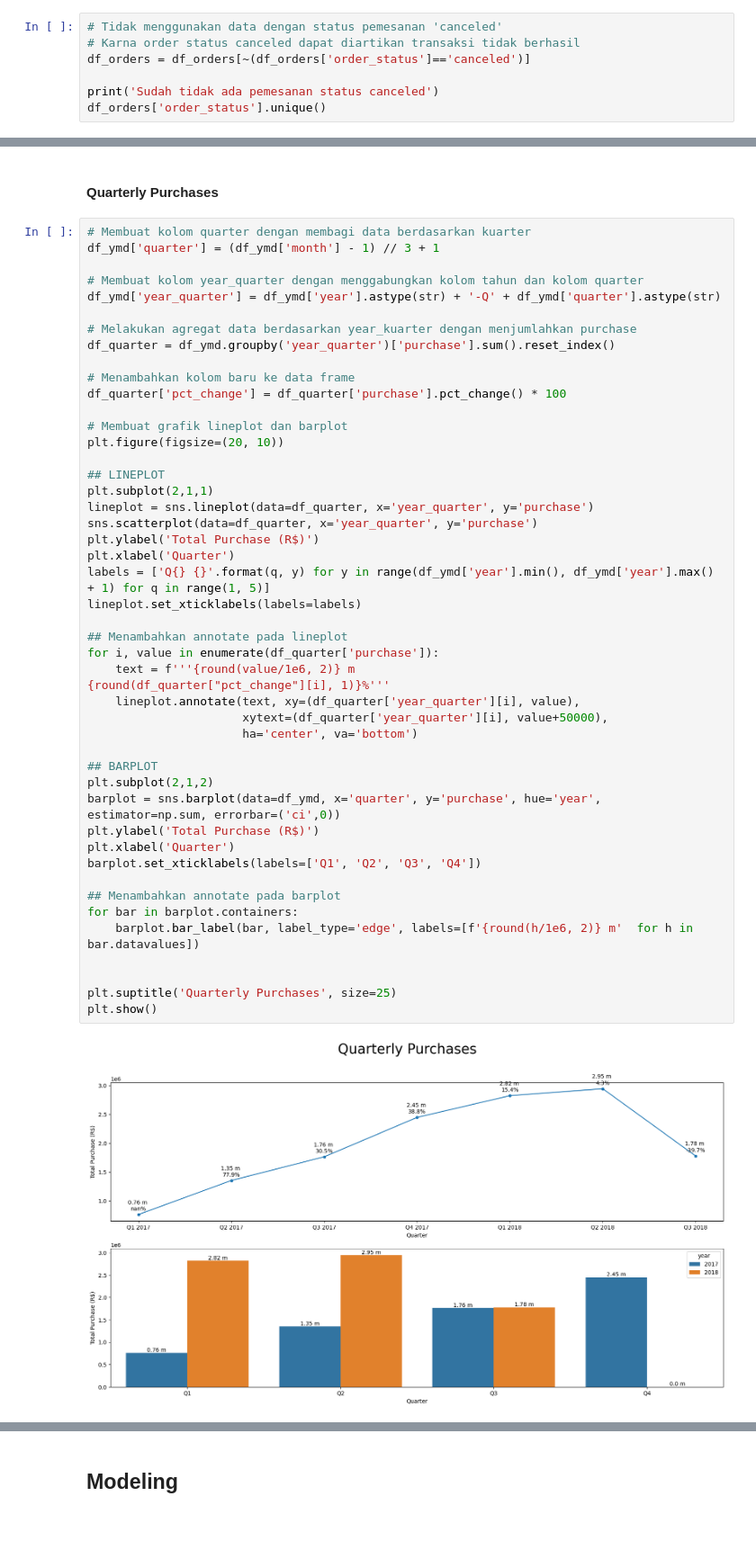
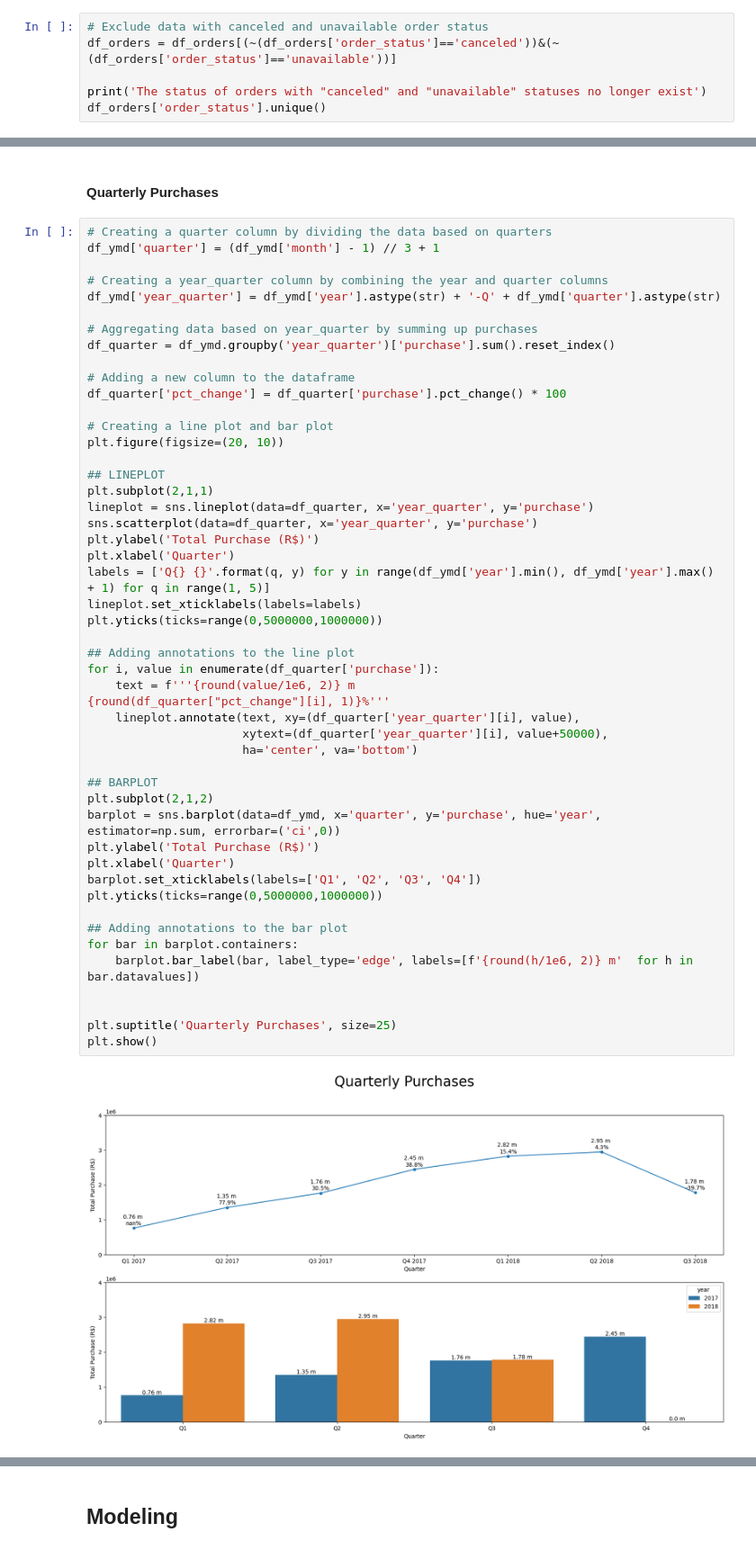
Before and after one commit to PurwadhikaDev/BetaGroup_JC_DS_FT_Batam_1_FinalProject, a Jupyter notebook: BetaGroup_JC_DS_FT_Batam_1_FinalProject.ipynb, the cells around one changed output, grey strips where cells are left out. Shown at 90% size. Cells and saved outputs as stored; diff of their text form; blank space fills up the shorter version.

```diff
--- a/BetaGroup_JC_DS_FT_Batam_1_FinalProject.ipynb
+++ b/BetaGroup_JC_DS_FT_Batam_1_FinalProject.ipynb
@@ -262,10 +263,9 @@ df_orders['order_status'].unique()
 array(['delivered', 'shipped', 'invoiced', 'canceled', 'processing',
        'unavailable', 'approved'], dtype=object)
 # %%
-# Tidak menggunakan data dengan status pemesanan 'canceled'
-# Karna order status canceled dapat diartikan transaksi tidak berhasil
-df_orders = df_orders[~(df_orders['order_status']=='canceled')]
+# Exclude data with canceled and unavailable order status
+df_orders = df_orders[(~(df_orders['order_status']=='canceled'))&(~(df_orders['order_status']=='unavailable'))]
 
-print('Sudah tidak ada pemesanan status canceled')
+print('The status of orders with "canceled" and "unavailable" statuses no longer exist')
 df_orders['order_status'].unique()
 # %% [output]
@@ -514,51 +516,53 @@ df_ymd
 # %% [markdown]
 #### Quarterly Purchases
 # %%
-# Membuat kolom quarter dengan membagi data berdasarkan kuarter
+# Creating a quarter column by dividing the data based on quarters
 df_ymd['quarter'] = (df_ymd['month'] - 1) // 3 + 1
 
-# Membuat kolom year_quarter dengan menggabungkan kolom tahun dan kolom quarter
+# Creating a year_quarter column by combining the year and quarter columns
 df_ymd['year_quarter'] = df_ymd['year'].astype(str) + '-Q' + df_ymd['quarter'].astype(str)
 
-# Melakukan agregat data berdasarkan year_kuarter dengan menjumlahkan purchase
+# Aggregating data based on year_quarter by summing up purchases
 df_quarter = df_ymd.groupby('year_quarter')['purchase'].sum().reset_index()
 
-# Menambahkan kolom baru ke data frame
+# Adding a new column to the dataframe
 df_quarter['pct_change'] = df_quarter['purchase'].pct_change() * 100
 
-# Membuat grafik lineplot dan barplot
+# Creating a line plot and bar plot
 plt.figure(figsize=(20, 10))
 
 ## LINEPLOT
 plt.subplot(2,1,1)
 lineplot = sns.lineplot(data=df_quarter, x='year_quarter', y='purchase')
 sns.scatterplot(data=df_quarter, x='year_quarter', y='purchase')
 plt.ylabel('Total Purchase (R$)')
 plt.xlabel('Quarter')
 labels = ['Q{} {}'.format(q, y) for y in range(df_ymd['year'].min(), df_ymd['year'].max() + 1) for q in range(1, 5)]
 lineplot.set_xticklabels(labels=labels)
+plt.yticks(ticks=range(0,5000000,1000000))
 
-## Menambahkan annotate pada lineplot
+## Adding annotations to the line plot
 for i, value in enumerate(df_quarter['purchase']):
     text = f'''{round(value/1e6, 2)} m
 {round(df_quarter["pct_change"][i], 1)}%'''
     lineplot.annotate(text, xy=(df_quarter['year_quarter'][i], value),
                       xytext=(df_quarter['year_quarter'][i], value+50000),
                       ha='center', va='bottom')
 
 ## BARPLOT
 plt.subplot(2,1,2)
 barplot = sns.barplot(data=df_ymd, x='quarter', y='purchase', hue='year', estimator=np.sum, errorbar=('ci',0))
 plt.ylabel('Total Purchase (R$)')
 plt.xlabel('Quarter')
 barplot.set_xticklabels(labels=['Q1', 'Q2', 'Q3', 'Q4'])
+plt.yticks(ticks=range(0,5000000,1000000))
 
-## Menambahkan annotate pada barplot
+## Adding annotations to the bar plot
 for bar in barplot.containers:
     barplot.bar_label(bar, label_type='edge', labels=[f'{round(h/1e6, 2)} m'  for h in bar.datavalues])
 
 
 plt.suptitle('Quarterly Purchases', size=25)
 plt.show()
 # %% [output]
-[figure, old version]
+[figure, new version]
```
Also changed, not shown: parts of 187 cells of this notebook.
